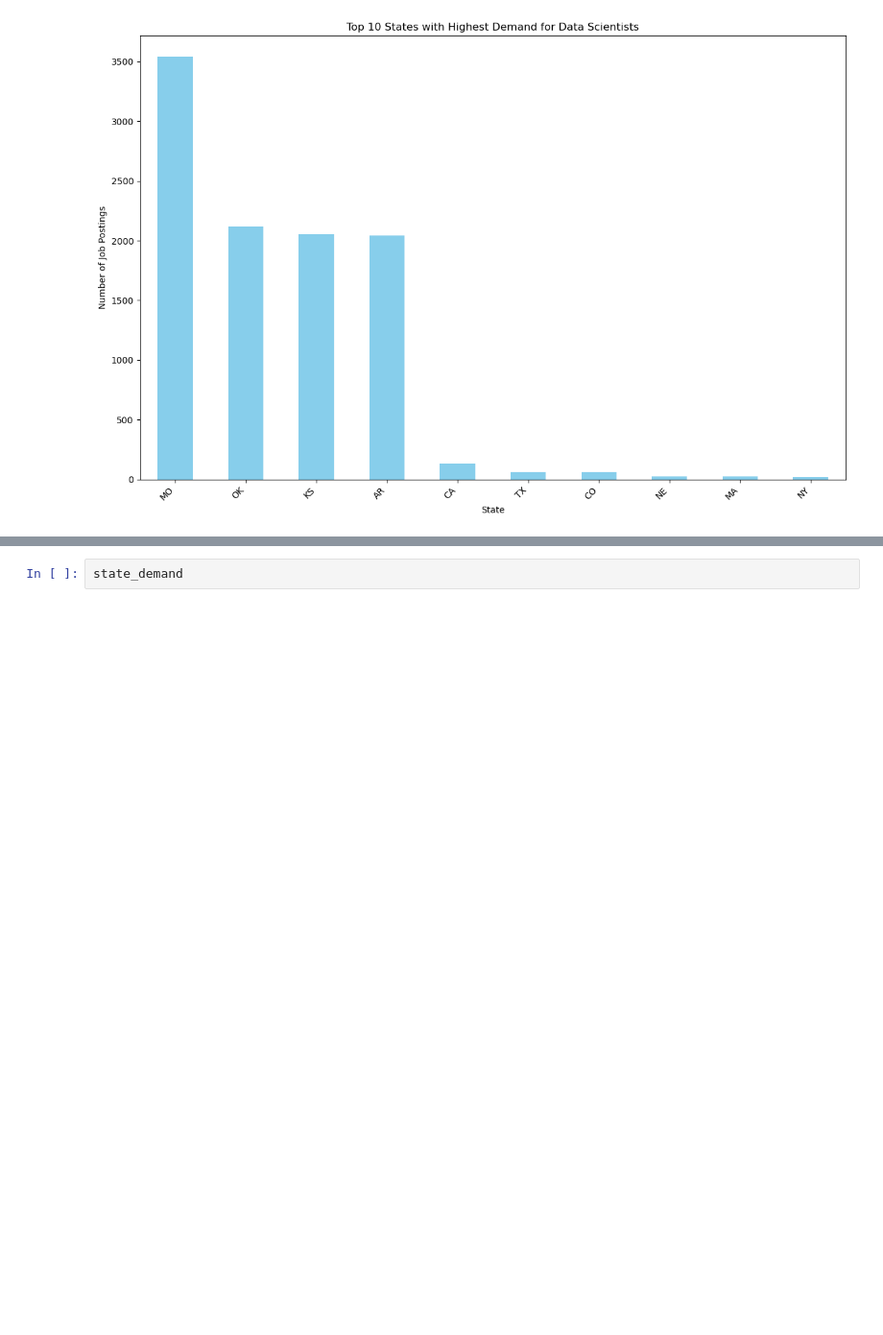
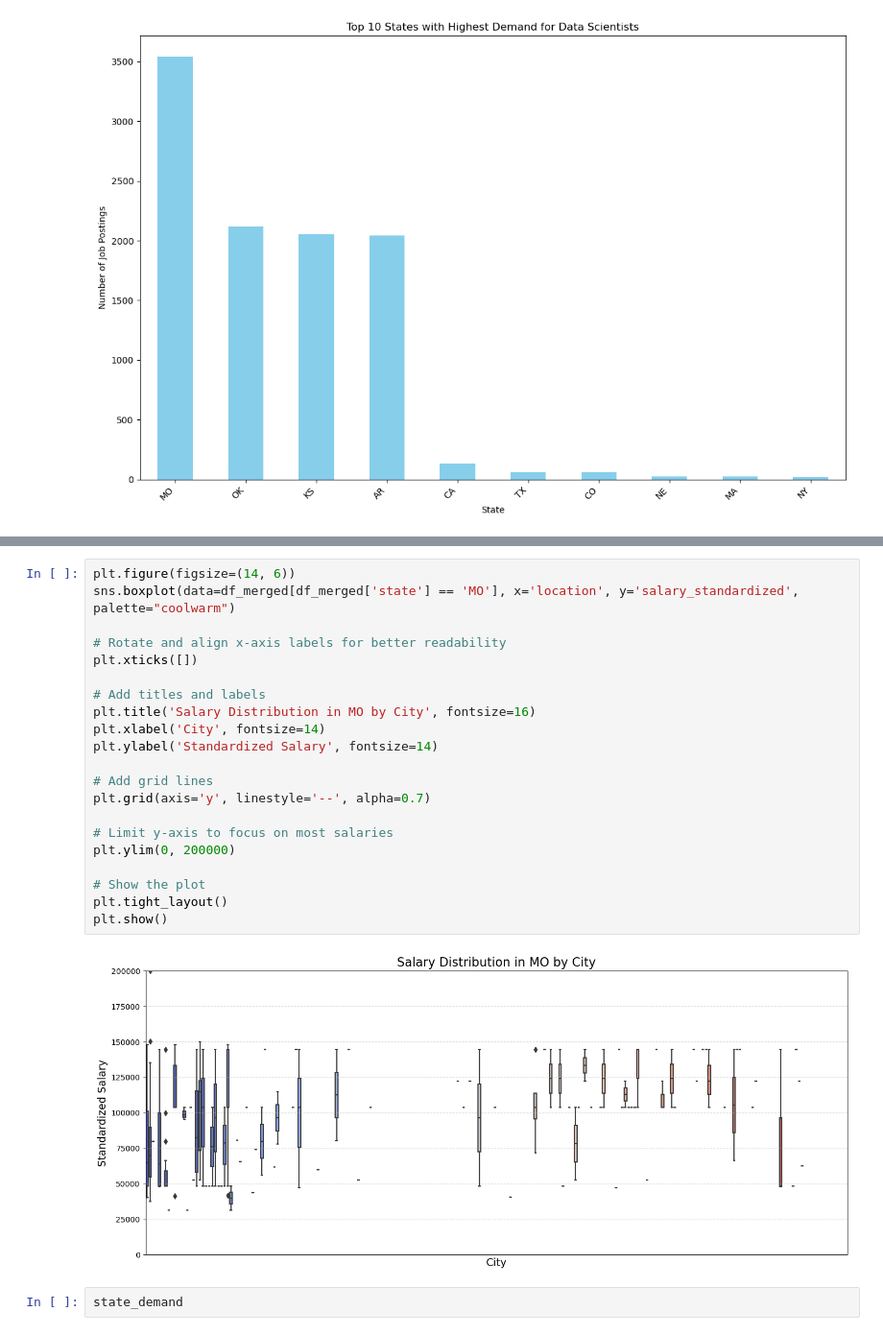
Before and after one commit to SylvieMei716/dads-job-postings-analysis, a Jupyter notebook: preprocessing.ipynb, the cells around one changed output, grey strips where cells are left out. Shown at 96% size. Saved outputs shown, nothing was run; the diff lists cells and outputs as text; blank space fills up the shorter version.

```diff
--- a/preprocessing.ipynb
+++ b/preprocessing.ipynb
@@ -356,3 +369,26 @@ plt.show()
+# %%
+plt.figure(figsize=(14, 6))
+sns.boxplot(data=df_merged[df_merged['state'] == 'MO'], x='location', y='salary_standardized', palette="coolwarm")
+
+# Rotate and align x-axis labels for better readability
+plt.xticks([])
+
+# Add titles and labels
+plt.title('Salary Distribution in MO by City', fontsize=16)
+plt.xlabel('City', fontsize=14)
+plt.ylabel('Standardized Salary', fontsize=14)
+
+# Add grid lines
+plt.grid(axis='y', linestyle='--', alpha=0.7)
+
+# Limit y-axis to focus on most salaries
+plt.ylim(0, 200000)
+
+# Show the plot
+plt.tight_layout()
+plt.show()
+# %% [output]
+[figure, added]
 # %%
 state_demand
 # %% [output]
```
Also changed, not shown: parts of 9 cells of this notebook, 1 other file.
